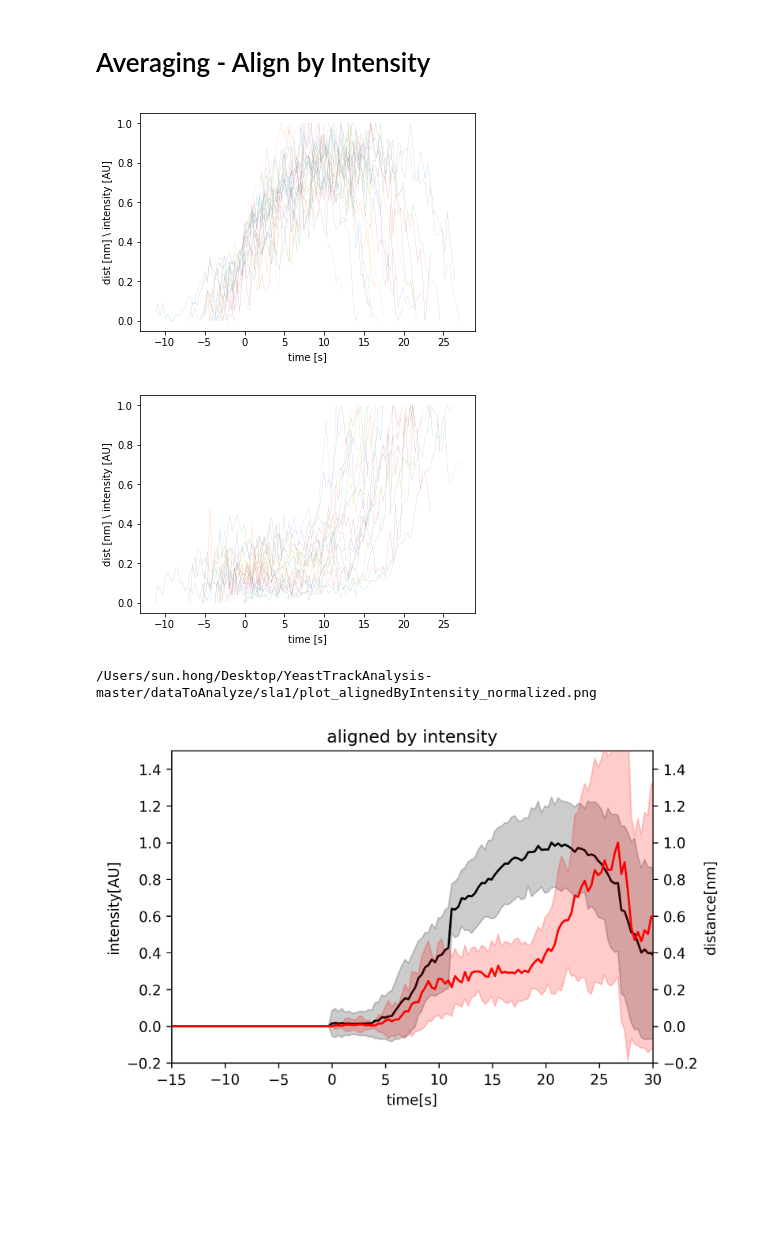
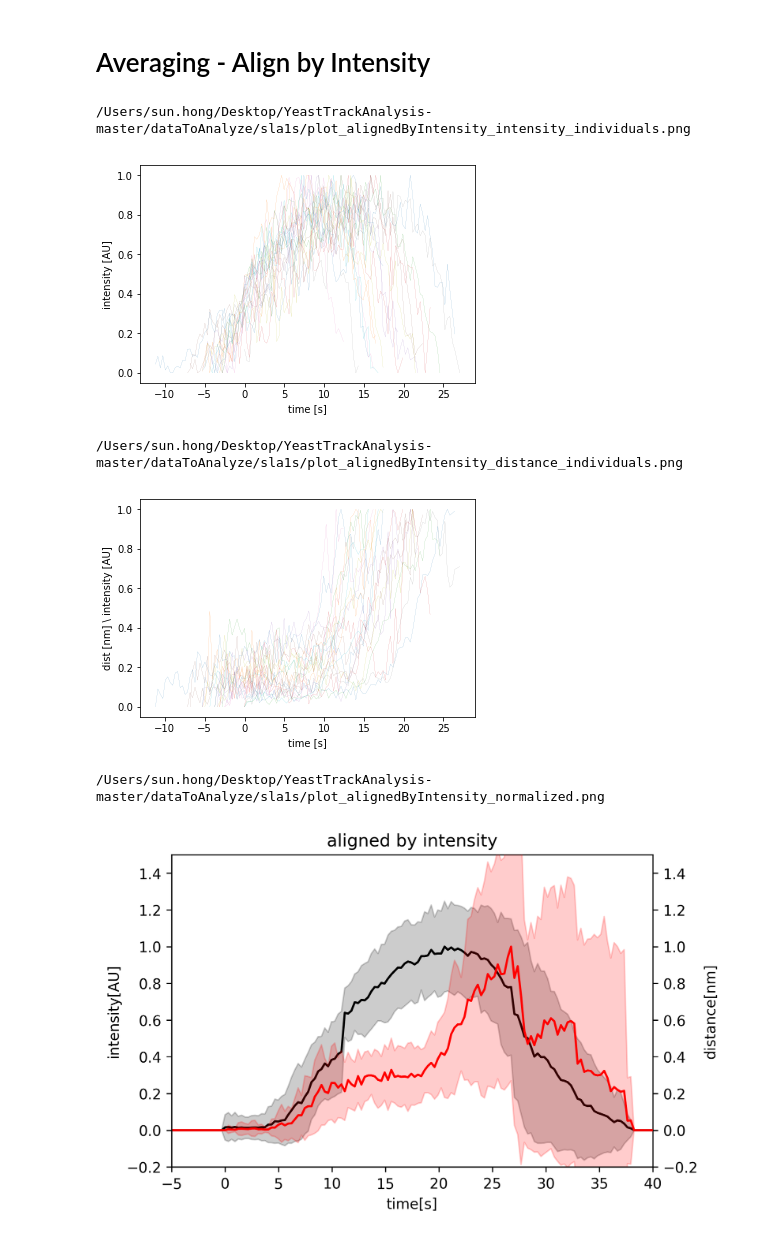
Before and after one commit to elifesciences-publications/YeastTrackAnalysis, a Jupyter notebook: analysis_multiTrack_listOfFiles.ipynb, the cells around one changed output. Cells and saved outputs as stored; diff of their text form; code cells hidden in the pictures; blank space fills up the shorter version.

```diff
--- a/analysis_multiTrack_listOfFiles.ipynb
+++ b/analysis_multiTrack_listOfFiles.ipynb
@@ -40,7 +40,7 @@ path = "/Users/sun.hong/Desktop/YeastTrackAnalysis-master/dataToAnalyze/"
 # THESE ARE THE ONLY PARAMETERS TO CHANGE
 
 # change your filename to the file you want to analyze
-path_to_all_tracks_data = path+"sla1/"
+path_to_all_tracks_data = path+"sla1s/"
 #path_to_all_tracks_data = path+"budding_yeast_abp1_gfp/"
 
 allTracksFilename = 'all_tracks.csv'
@@ -483,11 +485,12 @@ for filename in filenames:
     plt.xlabel('time [s]')
     plt.ylabel('intensity [AU]')
 
-    outputFigurePath= outputpath+"plot_alignedByIntensity_intensity_individuals.png"
-    print(outputFigurePath)
-    plt.savefig(outputFigurePath)
+outputFigurePath= outputpath+"plot_alignedByIntensity_intensity_individuals.png"
+print(outputFigurePath)
+plt.savefig(outputFigurePath)
 # %% [output]
+/Users/sun.hong/Desktop/YeastTrackAnalysis-master/dataToAnalyze/sla1s/plot_alignedByIntensity_intensity_individuals.png
-[figure, old version]
+[figure, new version]
 # %%
 filenames = filenamesData['filenames']
 for filename in filenames:
@@ -521,10 +524,11 @@ for filename in filenames:
     plt.xlabel('time [s]')
     plt.ylabel('dist [nm] \ intensity [AU]')
 
-    outputFigurePath= outputpath+"plot_alignedByIntensity_distance_individuals.png"
-    print(outputFigurePath)
-    plt.savefig(outputFigurePath)
+outputFigurePath= outputpath+"plot_alignedByIntensity_distance_individuals.png"
+print(outputFigurePath)
+plt.savefig(outputFigurePath)
 # %% [output]
+/Users/sun.hong/Desktop/YeastTrackAnalysis-master/dataToAnalyze/sla1s/plot_alignedByIntensity_distance_individuals.png
 [figure]
 # %%
 allFramesAccumulated_intensity = []
@@ -636,36 +640,36 @@ ax1.set_ylim(-0.2,1.5)
 ax2.set_ylim(-0.2,1.5)
 ##########
 # Change this to change plotting window (x-axis)
 ##########
-plt.xlim(-15,30)
+plt.xlim(-5,40)
 
 ax1.set_xlabel("time[s]")
 
 
 outputFigurePath= outputpath+"plot_alignedByIntensity_normalized.png"
 print(outputFigurePath)
 
 
 plt.savefig(outputFigurePath)
 
 
 df = pd.DataFrame()
 df['time[frames]'] = time
 df['multi_alignedByIntensity_intensity_mean'] = int_mean
 df['multi_alignedByIntensity_intensity_std'] = int_std
 df['multi_alignedByIntensity_intensity_mean_normalized'] = int_mean_norm
 df['multi_alignedByIntensity_intensity_std_normalized'] = int_std_norm
 
 df['multi_alignedByIntensity_distance_mean'] = dist_mean
 df['multi_alignedByIntensity_distance_std'] = dist_std
 df['multi_alignedByIntensity_distance_mean_normalized'] = dist_mean_norm
 df['multi_alignedByIntensity_distance_std_normalized'] = dist_std_norm
 
 outputDataFilePath = outputpath+'output_alignedByIntensity.csv'
 df.to_csv(outputDataFilePath)
 # %% [output]
-/Users/sun.hong/Desktop/YeastTrackAnalysis-master/dataToAnalyze/sla1/plot_alignedByIntensity_normalized.png
+/Users/sun.hong/Desktop/YeastTrackAnalysis-master/dataToAnalyze/sla1s/plot_alignedByIntensity_normalized.png
-[figure, old version]
+[figure, new version]
 # %%
 
 
```
Also changed, not shown: parts of 9 cells of this notebook.
